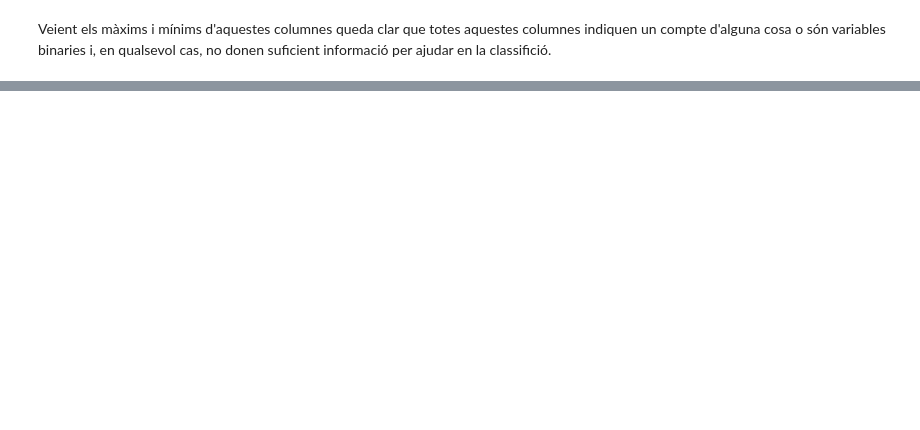
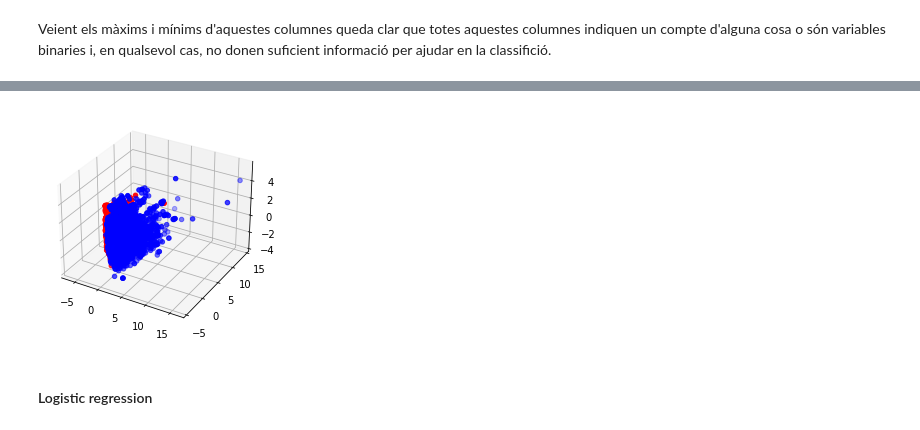
Before and after one commit to JordiMoralesCasas/WebPhishing-APC, a Jupyter notebook: WebPhishingAnalysis.ipynb, the cells around one changed output, grey strips where cells are left out. Cells and saved outputs as stored; diff of their text form; code cells hidden in the pictures; blank space fills up the shorter version.

Commit message:
SVM, PCA, Logistic regression

```diff
--- a/WebPhishingAnalysis.ipynb
+++ b/WebPhishingAnalysis.ipynb
@@ -158,0 +247,27 @@ array([[ 4.70000000e+01, -7.20062871e-03],
+# %%
+
+fig = plt.figure()
+
+
+
+scaler = StandardScaler() # Standardize features by removing the mean and scaling to unit variance.
+#scaler = MinMaxScaler()
+
+scaled_X = scaler.fit_transform(X)
+pca = PCA(n_components=3)
+pca.fit(scaled_X)
+pca = pca.transform(scaled_X)
+
+ax = fig.add_subplot(111, projection = '3d')
+
+#ax.scatter(xs = pca[:, 0], ys = pca[:, 1], zs = pca[:, 0], label = Y.flatten());
+class0 = (Y_torch == 0).flatten().tolist()
+class1 = (Y_torch == 1).flatten().tolist()
+ax.scatter(xs = pca[class0, 0], ys = pca[class0, 1], zs = pca[class0, 2], color = "red");
+ax.scatter(xs = pca[class1, 0], ys = pca[class1, 1], zs = pca[class1, 2], color = "blue");
+
+plt.show()
+# %% [output]
+[figure, added]
+# %% [markdown]
+#### Logistic regression
```
Also changed, not shown: parts of 23 cells of this notebook.
